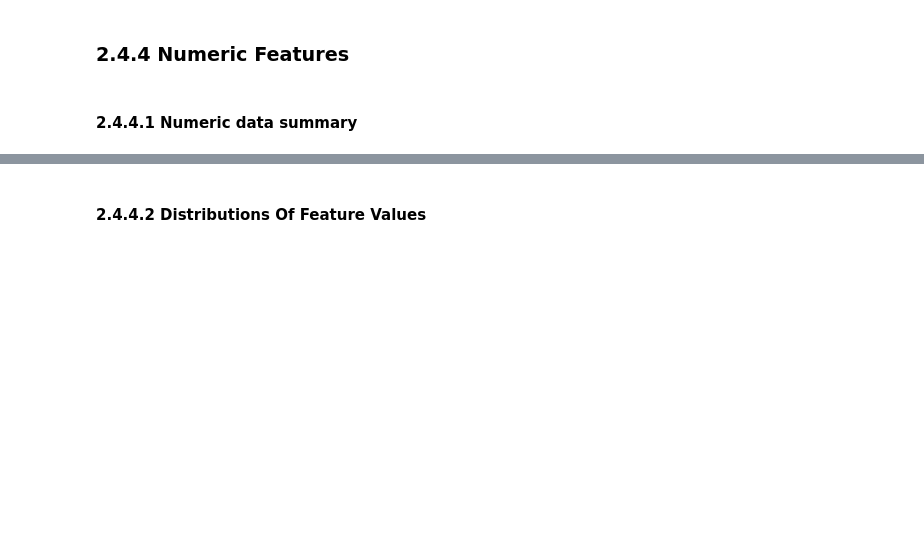
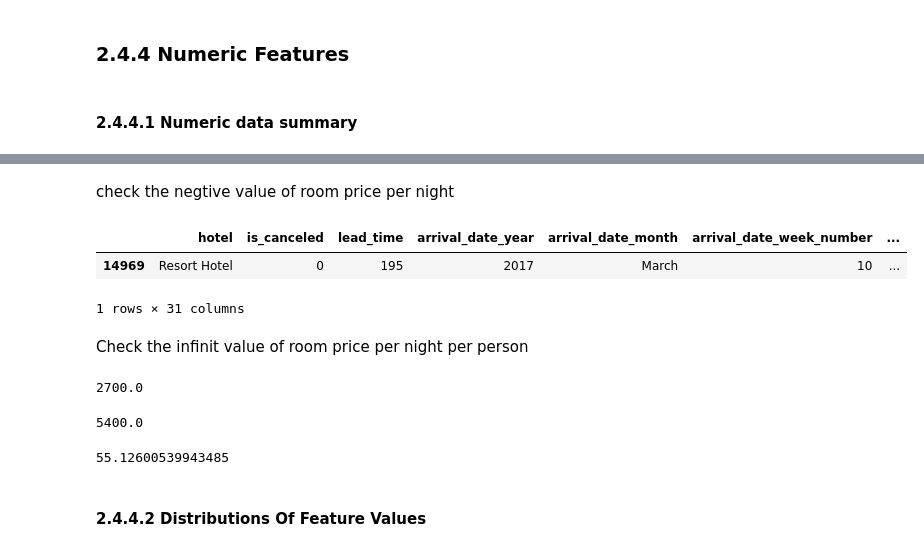
Before and after one commit to rikki731/DataScienceCapstoneTwo, a Jupyter notebook: Notebooks/02_data_wrangling.ipynb, the cells around one changed output, grey strips where cells are left out. Cells and saved outputs as stored; diff of their text form; code cells hidden in the pictures; blank space fills up the shorter version.

```diff
--- a/Notebooks/02_data_wrangling.ipynb
+++ b/Notebooks/02_data_wrangling.ipynb
@@ -366,3 +420,25 @@ hotel_data.describe().T
+# %% [markdown]
+check the negtive value of room price per night
+# %%
+hotel_data.loc[hotel_data['adr'] < 0]
+# %% [output]
+|  | hotel | is_canceled | lead_time | arrival_date_year | arrival_date_month | arrival_date_week_number | ... |
+| 14969 | Resort Hotel | 0 | 195 | 2017 | March | 10 | ... |
+1 rows × 31 columns
+# %% [markdown]
+Check the infinit value of room price per night per person
+# %%
+hotel_data['adr_pp'].max()
+# %% [output]
+2700.0
+# %%
+hotel_data['adr'].max()
+# %% [output]
+5400.0
+# %%
+hotel_data['adr_pp'].mean()
+# %% [output]
+55.12600539943485
 # %% [markdown]
 #### 2.4.4.2 Distributions Of Feature Values<a id='2.4.4.2_Distributions_Of_Feature_Values'></a>
 # %% [markdown]
```
Also changed, not shown: parts of 22 cells of this notebook.
